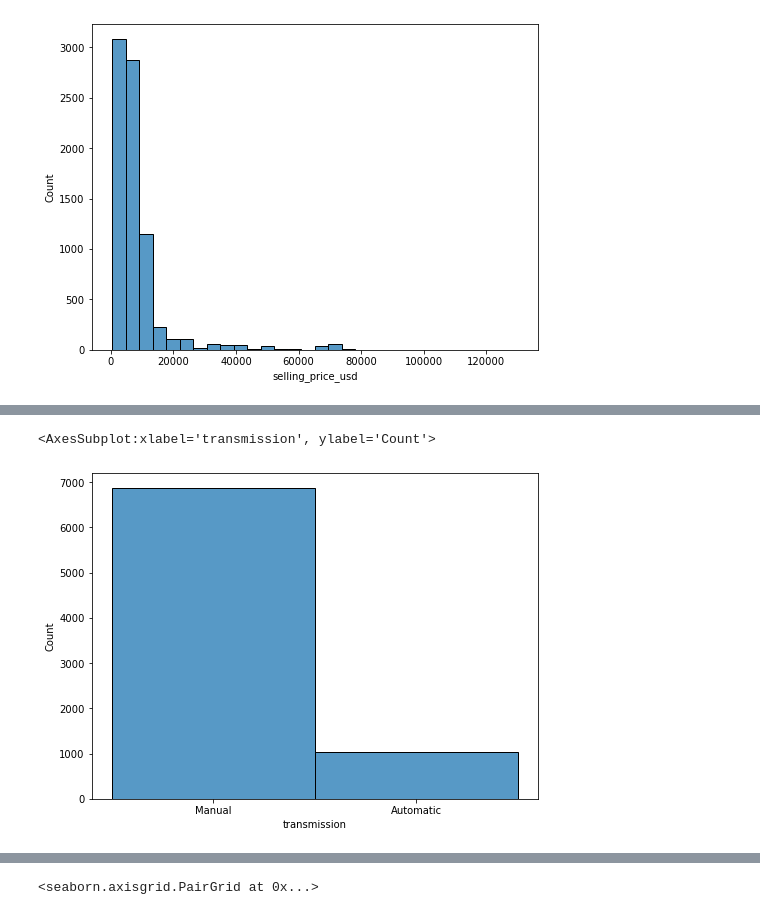
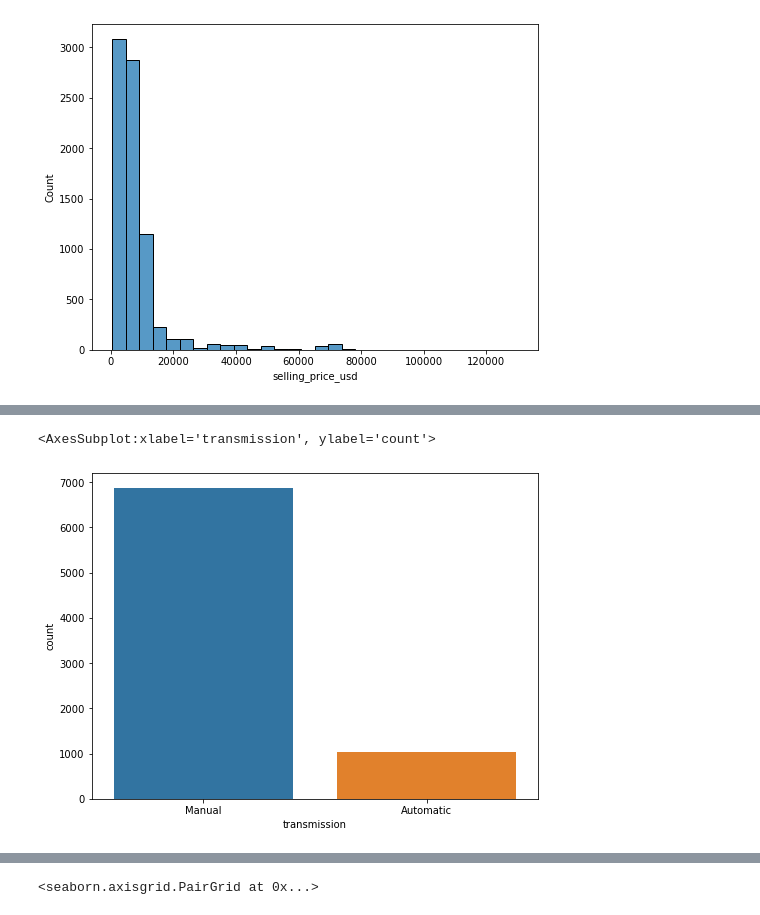
Before and after one commit to rylewww/Vehicle-Regression-Analysis, a Jupyter notebook: Car-Price-Cleaning-EDA.ipynb, the cells around one changed output, grey strips where cells are left out. Saved outputs shown, nothing was run; the diff lists cells and outputs as text; code cells hidden in the pictures.

```diff
--- a/Car-Price-Cleaning-EDA.ipynb
+++ b/Car-Price-Cleaning-EDA.ipynb
@@ -219,7 +267,7 @@ sns.histplot(df.owner, bins = 5)
 # %%
 #histogram showing the breakdown of transmission types
 fig, ax = plt.subplots(figsize = (8,6))
-sns.histplot(df.transmission)
+sns.countplot(df.transmission)
 # %% [output]
-<AxesSubplot:xlabel='transmission', ylabel='Count'>
+<AxesSubplot:xlabel='transmission', ylabel='count'>
-[figure, old version]
+[figure, new version]
```
Also changed, not shown: parts of 12 cells of this notebook.
